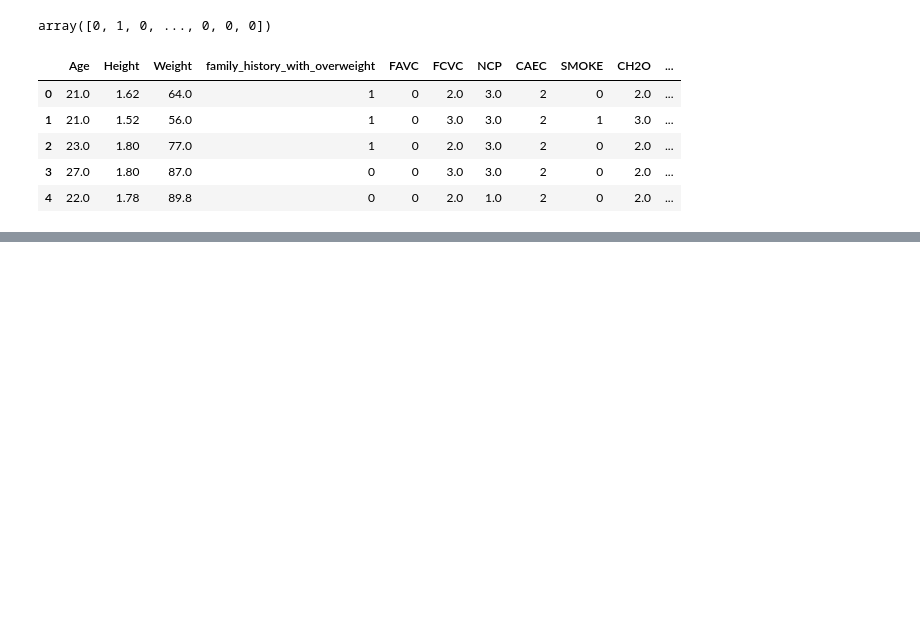
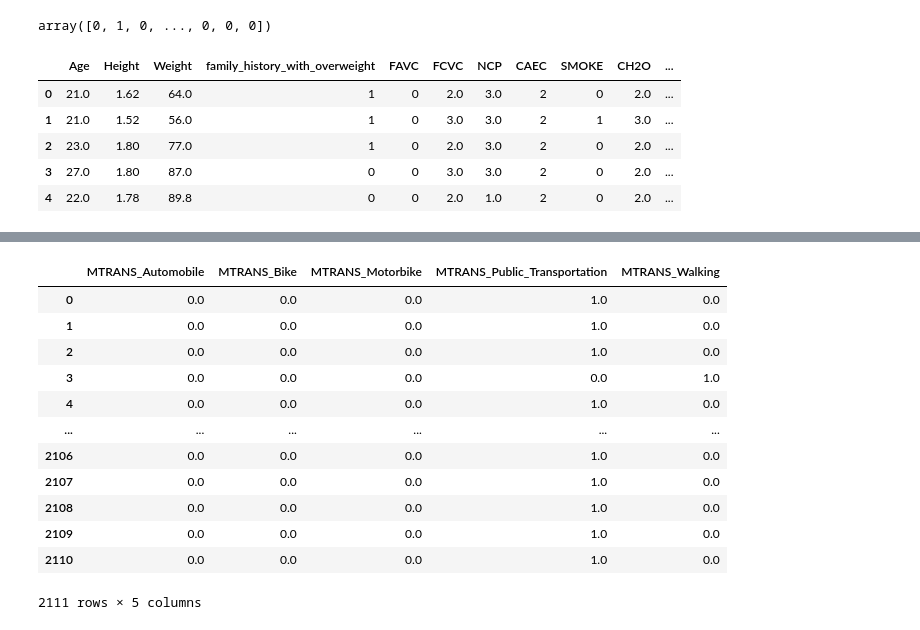
Before and after one commit to tinkuhore/FSDS-Final-Assesment, a Jupyter notebook: machine_learning/question2.ipynb, the cells around one changed output, grey strips where cells are left out. Saved outputs shown, nothing was run; the diff lists cells and outputs as text; code cells hidden in the pictures; blank space fills up the shorter version.

```diff
--- a/machine_learning/question2.ipynb
+++ b/machine_learning/question2.ipynb
@@ -391,0 +524,24 @@ df.head()
+# %%
+# Initialize OneHotEncoder
+ohe_trans = OneHotEncoder()
+
+# Fit-transform the categorical column
+trans_encoded = ohe_trans.fit_transform(df[['MTRANS']]).toarray()
+
+df_trans = pd.DataFrame(trans_encoded, columns=ohe_trans.get_feature_names_out(['MTRANS']))
+
+df_trans
+# %% [output]
+|  | MTRANS_Automobile | MTRANS_Bike | MTRANS_Motorbike | MTRANS_Public_Transportation | MTRANS_Walking |
+| 0 | 0.0 | 0.0 | 0.0 | 1.0 | 0.0 |
+| 1 | 0.0 | 0.0 | 0.0 | 1.0 | 0.0 |
+| 2 | 0.0 | 0.0 | 0.0 | 1.0 | 0.0 |
+| 3 | 0.0 | 0.0 | 0.0 | 0.0 | 1.0 |
+| 4 | 0.0 | 0.0 | 0.0 | 1.0 | 0.0 |
+| ... | ... | ... | ... | ... | ... |
+| 2106 | 0.0 | 0.0 | 0.0 | 1.0 | 0.0 |
+| 2107 | 0.0 | 0.0 | 0.0 | 1.0 | 0.0 |
+| 2108 | 0.0 | 0.0 | 0.0 | 1.0 | 0.0 |
+| 2109 | 0.0 | 0.0 | 0.0 | 1.0 | 0.0 |
+| 2110 | 0.0 | 0.0 | 0.0 | 1.0 | 0.0 |
+2111 rows × 5 columns
```
Also changed, not shown: parts of 50 cells of this notebook.
